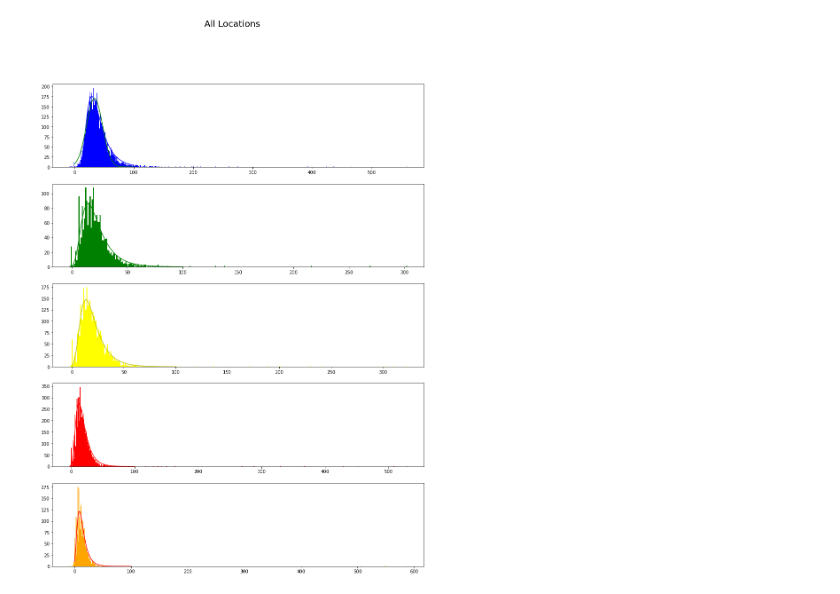
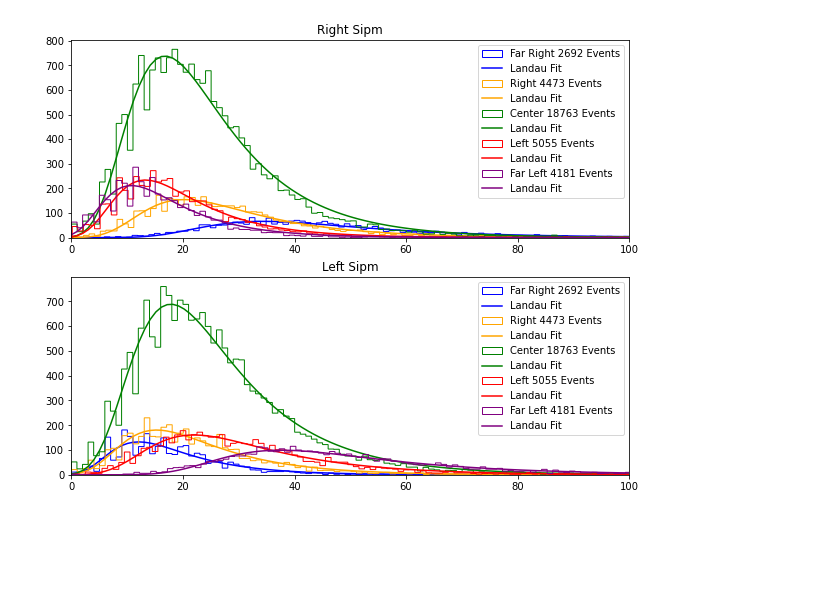
Before and after one commit to peckalec/fcal_project, a Jupyter notebook: SingleBarCosmics.ipynb, the cells around one changed output. Drawn from its saved outputs; the diff is of its cells as text; code cells hidden in the pictures; blank space fills up the shorter version.

```diff
--- a/SingleBarCosmics.ipynb
+++ b/SingleBarCosmics.ipynb
@@ -506,10 +357,7 @@ plt.show()
 # %%
-dataframes=[df232cut,df174cut,df139cut,df97cut,df46cut]
-histdatas= [-666]*5
-locations=[232-14,174-14,139-14,97-14,46-14]
-errs = [-666]*5
-fits = [-666]*5
-colors=["blue","orange","green","red","purple"]
+histdatas= [-666]*len(dataframes)
+errs = [-666]*len(dataframes)
+fits = [-666]*len(dataframes)
 allresiduals=[]
 binresolution = 10
 
@@ -521,7 +369,7 @@ for i in range(len(dataframes)):
     histdatas[i]=ax[0].hist(dataframes[i].eval(f"(ch3_time_fit-ch4_time_fit)*{p[0]}+{p[1]}"),bincount,visible=False)
     bincenters = histdatas[i][1][1:]/2+histdatas[i][1][:-1]/2
 
-    coeff, covar = curve_fit(gaus, bincenters, histdatas[i][0]/max(histdatas[i][0]),p0=(1,125,25))
+    coeff, covar = curve_fit(gaus, bincenters, histdatas[i][0]/max(histdatas[i][0]),p0=(1,locations[i],25))
 
     fits[i], = ax[0].plot(np.linspace(-50,300,50),gaus(np.linspace(-50,300,50),*coeff),
                           label=f"Width: {abs(coeff[2]):.1f} cm",color=colors[i])
@@ -548,12 +396,13 @@ bincount = int(np.floor( ( max(allresiduals) - min(allresiduals) )/binresolution
 rescount,resbins,resbars = ax[2].hist(allresiduals,bincount,visible=False)
 #print("bin resolution",resbins[1]-resbins[0])
 rescenters = resbins[1:]/2+resbins[:-1]/2
-coeff, covar = curve_fit(gaus, rescenters, rescount,p0=(1000,0,25))
+coeff, covar = curve_fit(gaus, rescenters, rescount,p0=(1000,0,25)) #,w=np.sqrt((zerr/z)**2+(err/y)**2)
 myplt, = ax[2].plot(np.linspace(-100,100,50),gaus(np.linspace(-100,100,50),*coeff),label=f"Width: {abs(coeff[2]):.1f} cm",color=colors[i])
 myerr = ax[2].errorbar(rescenters,rescount,
                xerr = 0.5*(rescenters[1]-rescenters[0]),yerr = np.sqrt(rescount),
                color = colors[i],linestyle="", label=f"{len(allresiduals):,} Events")
-
+for i in range(5):
+    ax[0].vlines(locations[i],0,10,color = colors[i])
 ax[0].set_xlim(-50,300)
 ax[0].set_ylim(0,1.5)
 ax[0].set_xlabel("Reconstructed Positions (cm)")
@@ -571,45 +420,35 @@ plt.show()
 # %%
-fig,ax = plt.subplots(5,1,figsize=(15,20))
-fig.suptitle("All Locations", fontsize=20)
+fig,ax = plt.subplots(2,1,figsize=(10,8))
 binresolution = 1
+channels = ['ch4_P2P_fit','ch3_P2P_fit']
+positions = ["Far Right", "Right", "Center", "Left", "Far Left"]
+amplitude_R = np.array([])
+err_R = np.array([])
+amplitude_L = np.array([])
+err_L = np.array([])
 
 
-bincount = int(np.floor( (max(df232cut.ch4_P2P_fit)-min(df232cut.ch4_P2P_fit))/binresolution ))
-count,binedges,bars=ax[0].hist(df232cut.ch4_P2P_fit,bincount, label=f"{len(df232cut.ch4_P2P_fit)} Events",color=["blue"])
-bincenters = binedges[1:]/2+binedges[:-1]/2
-coeff, covar = curve_fit(Landau, bincenters, count)
-ax[0].plot(np.linspace(0,100,100),Landau(np.linspace(0,100,100),*coeff), label=f"Landau Fit",color="b")
-coeffG, covarG = curve_fit(gaus, bincenters, count)
-ax[0].plot(np.linspace(0,100,100),gaus(np.linspace(0,100,100),*coeffG), label=f"Landau Fit",color="g")
-print(f"ch4 Landau renorm {coeff[2]:.2f}, Landau location {coeff[0]:.2f}, hwhm {coeff[1]/2:.2f}, ch4 gaus renorm {coeffG[0]:.2f}, location {coeffG[1]:.2f}, stdev {coeffG[2]:.2f}")
+for dataframe,color,position in zip(dataframes,colors,positions):
 
-bincount = int(np.floor( (max(df174cut.ch3_P2P_fit)-min(df174cut.ch3_P2P_fit))/binresolution ))
-count,binedges,bars=ax[1].hist(df174cut.ch3_P2P_fit,bincount, label=f"{len(df174cut.ch3_P2P_fit)} Events",color=["green"])
-bincenters = binedges[1:]/2+binedges[:-1]/2
-coeff, covar = curve_fit(Landau, bincenters, count,p0=(10,5,80))
-ax[1].plot(np.linspace(0,100,100),Landau(np.linspace(0,100,100),*coeff), label=f"Landau Fit",color="g")
-print("ch4 location,fwhm,renormalization: ", coeff)
+    bincount = int(np.floor( (max(dataframe.ch4_P2P_fit)-min(dataframe.ch4_P2P_fit))/binresolution ))
+    count,binedges,bars=ax[0].hist(dataframe.ch4_P2P_fit,bincount, label=f"{position} {len(dataframe.ch4_P2P_fit)} Events",color=color,visible=True,histtype="step")
+    bincenters = binedges[1:]/2+binedges[:-1]/2
+    coeff, covar = curve_fit(Landau, bincenters, count)
+    ax[0].plot(np.linspace(0,100,100),Landau(np.linspace(0,100,100),*coeff), label=f"Landau Fit",color=color)
+    amplitude_R = np.append(amplitude_R,coeff[1])
+    err_R = np.append(err_R,np.sqrt(covar[1][1]))
+    ax[0].legend()
+    ax[0].set_xlim(0,100)
+    ax[0].set_title("Right Sipm")
 
-bincount = int(np.floor( (max(df139cut.ch4_P2P_fit)-min(df139cut.ch4_P2P_fit))/binresolution ))
-count,binedges,bars=ax[2].hist(df139cut.ch4_P2P_fit,bincount, label=f"{len(df139cut.ch4_P2P_fit)} Events",color=["yellow"])
-bincenters = binedges[1:]/2+binedges[:-1]/2
-coeff, covar = curve_fit(Landau, bincenters, count)
-ax[2].plot(np.linspace(0,100,100),Landau(np.linspace(0,100,100),*coeff), label=f"Landau Fit",color="y")
-print("ch4 location,fwhm,renormalization: ", coeff)
-
-bincount = int(np.floor( (max(df97cut.ch4_P2P_fit)-min(df97cut.ch4_P2P_fit))/binresolution ))
-count,binedges,bars=ax[3].hist(df97cut.ch4_P2P_fit,bincount, label=f"{len(df97cut.ch4_P2P_fit)} Events",color=["red"])
-bincenters = binedges[1:]/2+binedges[:-1]/2
-coeff, covar = curve_fit(Landau, bincenters, count)
-ax[3].plot(np.linspace(0,100,100),Landau(np.linspace(0,100,100),*coeff), label=f"Landau Fit",color="r")
-print("ch4 location,fwhm,renormalization: ", coeff)
-
-bincount = int(np.floor( (max(df46cut.ch4_P2P_fit)-min(df46cut.ch4_P2P_fit))/binresolution ))
-count,binedges,bars=ax[4].hist(df46cut.ch4_P2P_fit,bincount, label=f"{len(df46cut.ch4_P2P_fit)} Events",color=["orange"])
-bincenters = binedges[1:]/2+binedges[:-1]/2
-coeff, covar = curve_fit(Landau, bincenters, count)
-ax[4].plot(np.linspace(0,100,100),Landau(np.linspace(0,100,100),*coeff), label=f"Landau Fit",color="r")
-print("ch4 location,fwhm,renormalization: ", coeff)
-
-#ax[0].set_xlim(0,100)
+    bincount = int(np.floor( (max(dataframe.ch3_P2P_fit)-min(dataframe.ch3_P2P_fit))/binresolution ))
+    count,binedges,bars=ax[1].hist(dataframe.ch3_P2P_fit,bincount, label=f"{position} {len(dataframe.ch3_P2P_fit)} Events",color=color,visible=True,histtype="step")
+    bincenters = binedges[1:]/2+binedges[:-1]/2
+    coeff, covar = curve_fit(Landau, bincenters, count)
+    ax[1].plot(np.linspace(0,100,100),Landau(np.linspace(0,100,100),*coeff), label=f"Landau Fit",color=color)
+    amplitude_L = np.append(amplitude_L,coeff[1])
+    err_L = np.append(err_L,np.sqrt(covar[1][1]))
+    ax[1].legend()
+    ax[1].set_xlim(0,100)
+    ax[1].set_title("Left Sipm")
 # %% [output]
@@ -621 +455 @@ ch4 location,fwhm,renormalization:  [  8.5896815   16.5106658  125.52370723]
-[figure, old version]
+[figure, new version]
```
Also changed, not shown: parts of 20 cells of this notebook, 19 other files.
